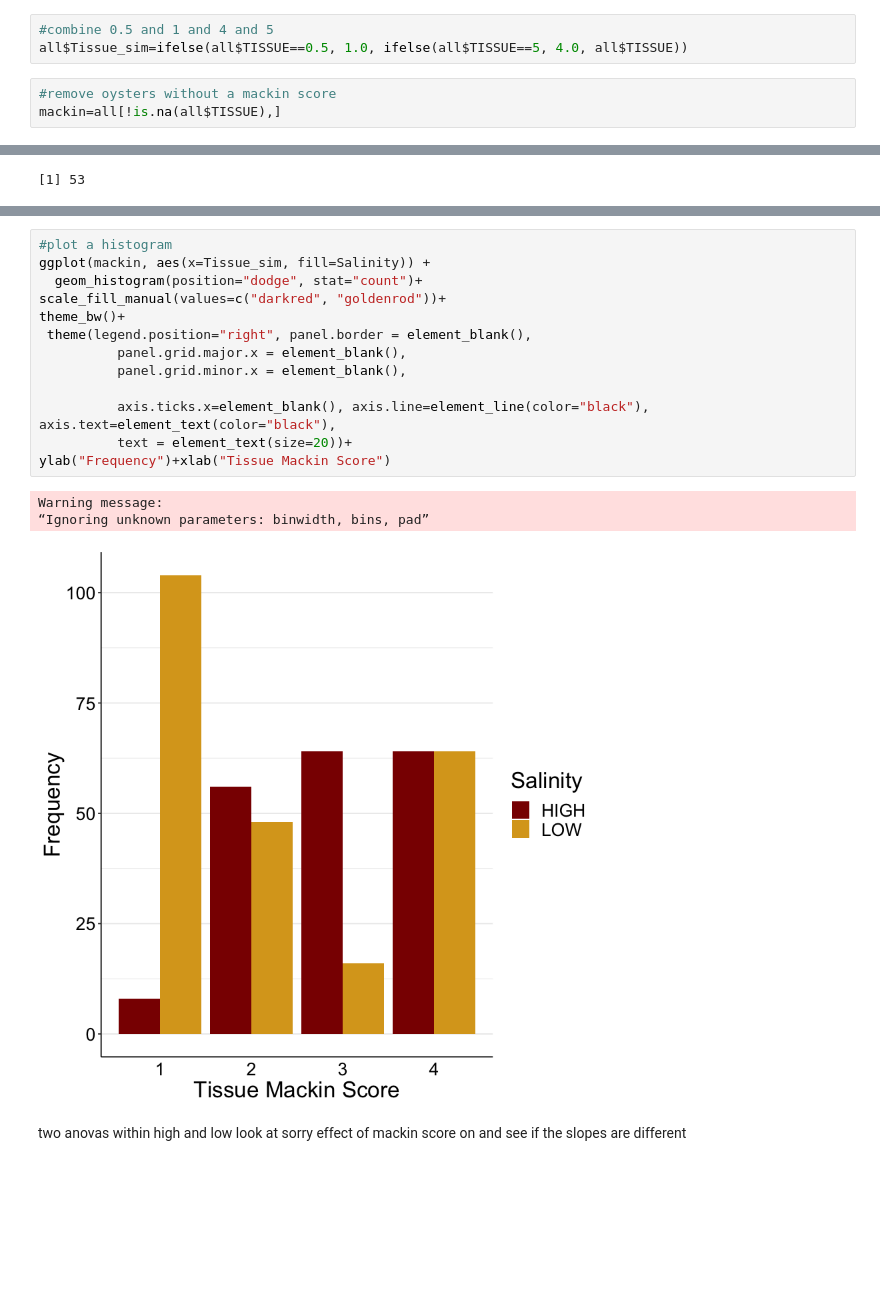
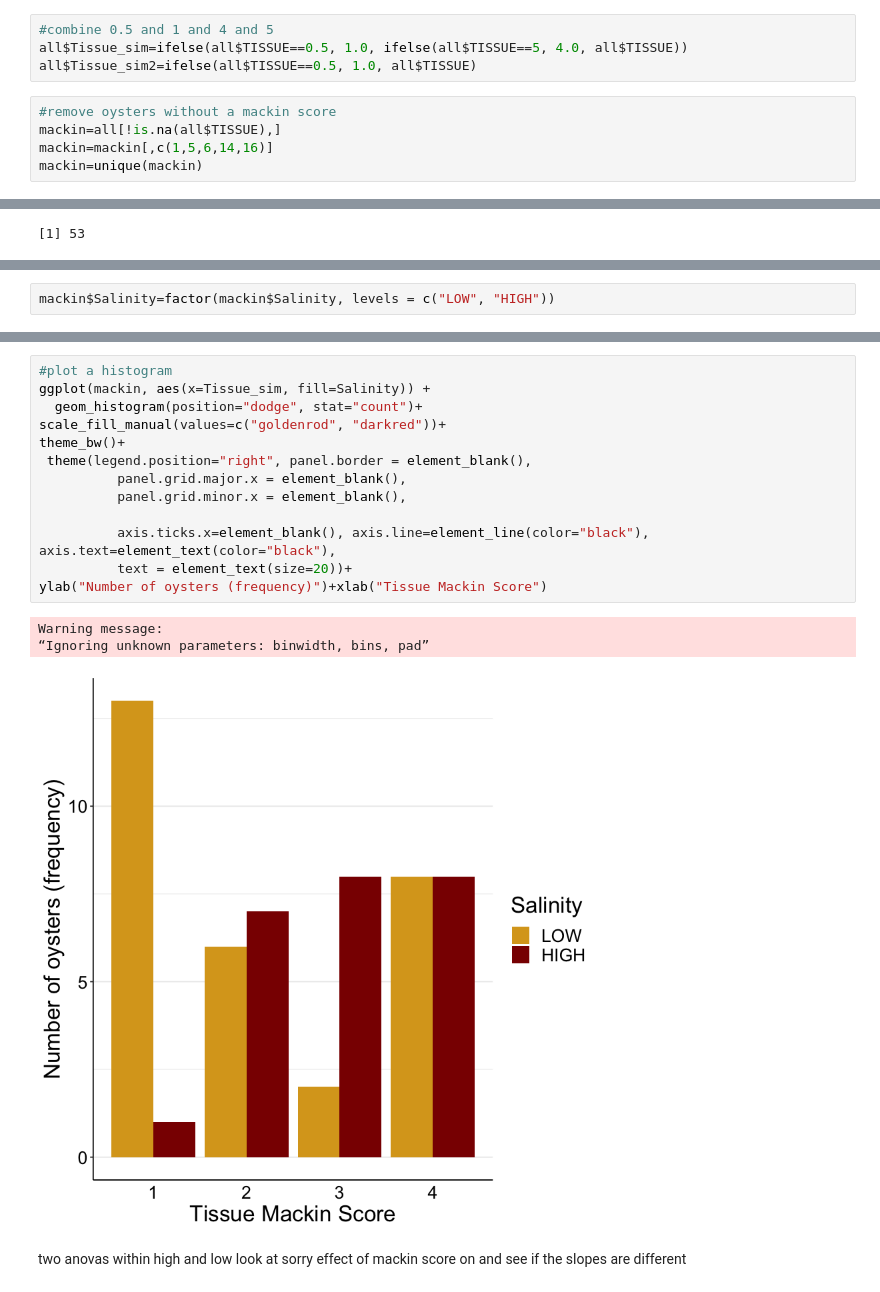
Before and after one commit to sagw/DE2019, a Jupyter notebook: Shed2019.ipynb, the cells around one changed output, grey strips where cells are left out. Saved outputs shown, nothing was run; the diff lists cells and outputs as text; blank space fills up the shorter version.

Commit message:
updating figures

```diff
--- a/Shed2019.ipynb
+++ b/Shed2019.ipynb
@@ -87,9 +67,12 @@ all$Trial=ifelse(all$Day=="5"|all$Day=="10"|all$Day== "21"| all$Day=="28", "one"
 # %%
 #combine 0.5 and 1 and 4 and 5
 all$Tissue_sim=ifelse(all$TISSUE==0.5, 1.0, ifelse(all$TISSUE==5, 4.0, all$TISSUE))
+all$Tissue_sim2=ifelse(all$TISSUE==0.5, 1.0, all$TISSUE)
 # %%
 #remove oysters without a mackin score
 mackin=all[!is.na(all$TISSUE),]
+mackin=mackin[,c(1,5,6,14,16)]
+mackin=unique(mackin)
 # %%
 head(mackin)
 # %% [output]
@@ -124,0 +126,2 @@ ylab("Tissue Mackin Score")
+# %%
+mackin$Salinity=factor(mackin$Salinity, levels = c("LOW", "HIGH"))
@@ -125,20 +146,20 @@ ylab("Tissue Mackin Score")
 # %%
 #plot a histogram
 ggplot(mackin, aes(x=Tissue_sim, fill=Salinity)) +
   geom_histogram(position="dodge", stat="count")+
-scale_fill_manual(values=c("darkred", "goldenrod"))+
+scale_fill_manual(values=c("goldenrod", "darkred"))+
 theme_bw()+
  theme(legend.position="right", panel.border = element_blank(),
           panel.grid.major.x = element_blank(),
           panel.grid.minor.x = element_blank(),
 
           axis.ticks.x=element_blank(), axis.line=element_line(color="black"), axis.text=element_text(color="black"),
           text = element_text(size=20))+
-ylab("Frequency")+xlab("Tissue Mackin Score")
+ylab("Number of oysters (frequency)")+xlab("Tissue Mackin Score")
 # %% [output]
 Warning message:
 “Ignoring unknown parameters: binwidth, bins, pad”
-[figure, old version]
+[figure, new version]
 # %% [markdown]
 two anovas within high and low look at sorry effect of mackin score on and see if the slopes are different
 # %%
```
Also changed, not shown: parts of 50 cells of this notebook.
